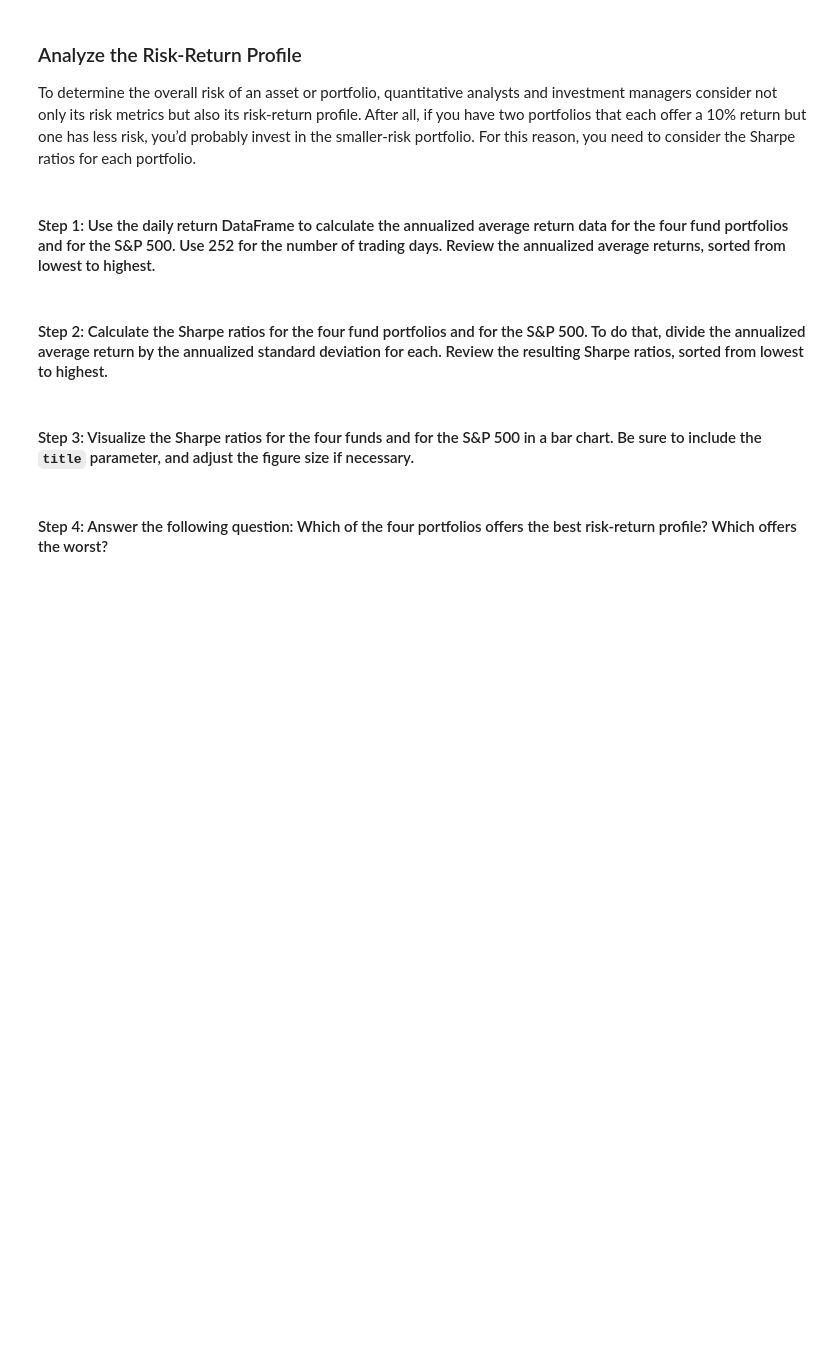
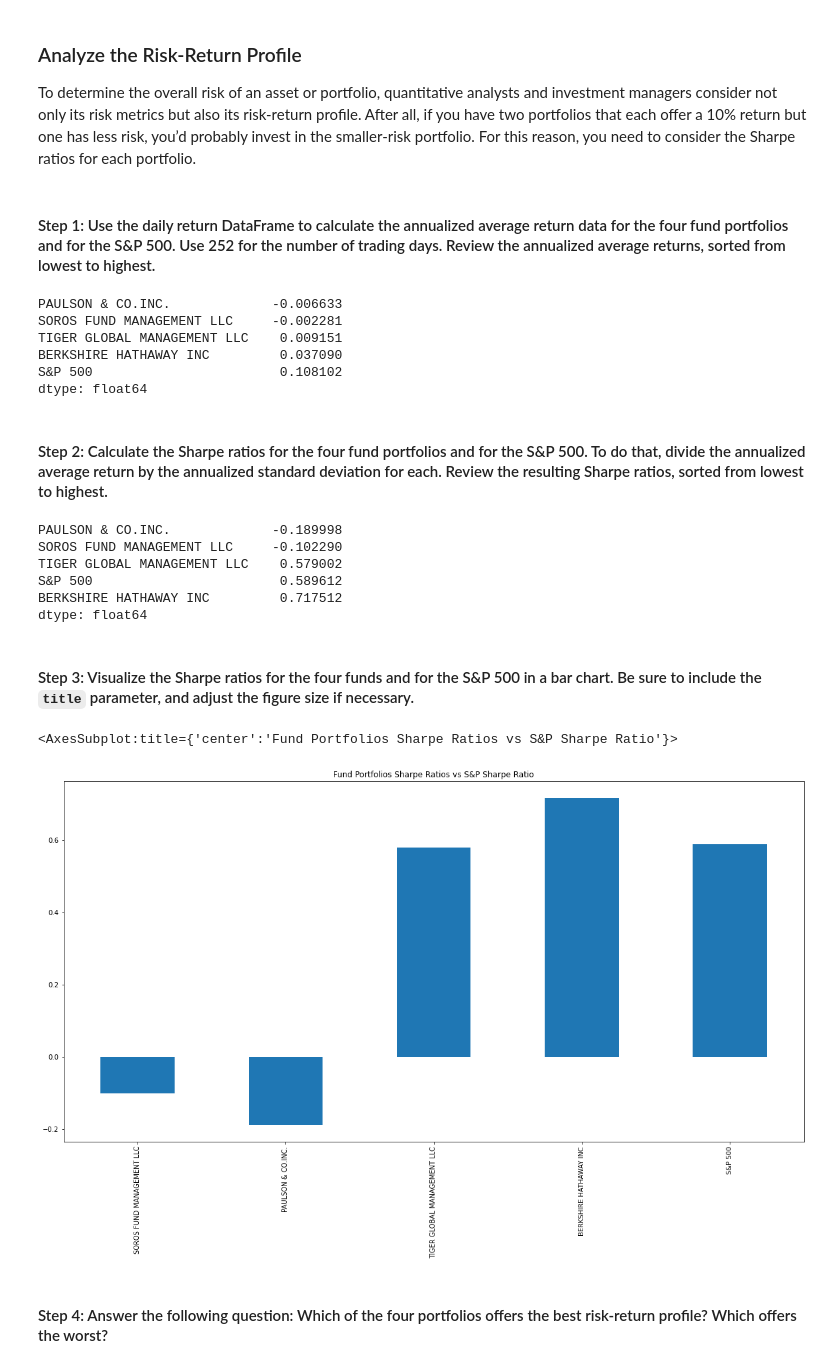
Before and after one commit to jkang1990amg/Challenge_4_Risk_Return_Analysis, a Jupyter notebook: risk_return_analysis.ipynb, the cells around one changed output. Cells and saved outputs as stored; diff of their text form; code cells hidden in the pictures; blank space fills up the shorter version.

Commit message:
Added code for diversify the portofio and final comments on which fund to include for the firm

```diff
--- a/risk_return_analysis.ipynb
+++ b/risk_return_analysis.ipynb
@@ -315,19 +315,39 @@ To determine the overall risk of an asset or portfolio, quantitative analysts an
 # Calculate the annual average return data for the for fund portfolios and the S&P 500
 # Use 252 as the number of trading days in the year
 # Review the annual average returns sorted from lowest to highest
-# YOUR CODE HERE
+year_trading_days = 252
+whalenavs_annual_returns = whalenavs_daily_returns.mean() * year_trading_days
+whalenavs_annual_returns.sort_values()
+# %% [output]
+PAULSON & CO.INC.             -0.006633
+SOROS FUND MANAGEMENT LLC     -0.002281
+TIGER GLOBAL MANAGEMENT LLC    0.009151
+BERKSHIRE HATHAWAY INC         0.037090
+S&P 500                        0.108102
+dtype: float64
 # %% [markdown]
 #### Step 2: Calculate the Sharpe ratios for the four fund portfolios and for the S&P 500. To do that, divide the annualized average return by the annualized standard deviation for each. Review the resulting Sharpe ratios, sorted from lowest to highest.
 # %%
 # Calculate the annualized Sharpe Ratios for each of the 4 portfolios and the S&P 500.
 # Review the Sharpe ratios sorted lowest to highest
-# YOUR CODE HERE
+whalenavs_sharpe_ratio = whalenavs_annual_returns / annualized_whalenavs_daily_returns_std
+whalenavs_sharpe_ratio.sort_values()
+# %% [output]
+PAULSON & CO.INC.             -0.189998
+SOROS FUND MANAGEMENT LLC     -0.102290
+TIGER GLOBAL MANAGEMENT LLC    0.579002
+S&P 500                        0.589612
+BERKSHIRE HATHAWAY INC         0.717512
+dtype: float64
 # %% [markdown]
 #### Step 3: Visualize the Sharpe ratios for the four funds and for the S&P 500 in a bar chart. Be sure to include the `title` parameter, and adjust the figure size if necessary.
 # %%
 # Visualize the Sharpe ratios as a bar chart
 # Include a title parameter and adjust the figure size
-# YOUR CODE HERE
+whalenavs_sharpe_ratio.plot(kind = ("bar"), figsize = (20, 10), title = "Fund Portfolios Sharpe Ratios vs S&P Sharpe Ratio")
+# %% [output]
+<AxesSubplot:title={'center':'Fund Portfolios Sharpe Ratios vs S&P Sharpe Ratio'}>
+[figure, added]
 # %% [markdown]
 #### Step 4: Answer the following question: Which of the four portfolios offers the best risk-return profile? Which offers the worst?
 # %% [markdown]
```
Also changed, not shown: parts of 13 cells of this notebook.
